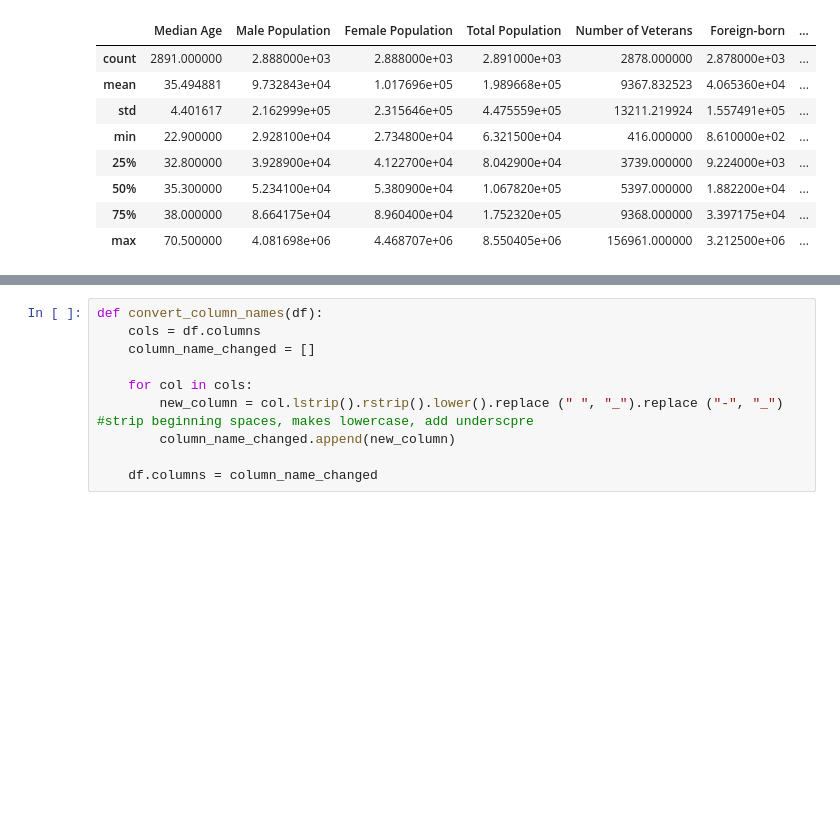
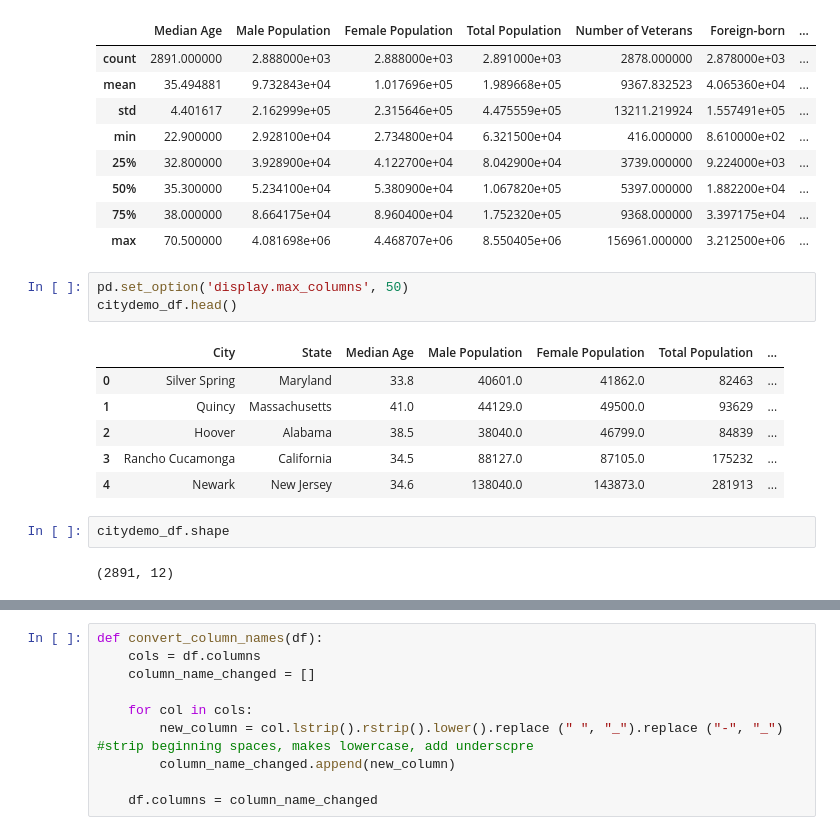
Before and after one commit to doanvanthanhfpt/DataEngineering-CapstoneProject, a Jupyter notebook: unitTest-cleaning_staging_usdemo.ipynb, the cells around one changed output, grey strips where cells are left out. Drawn from its saved outputs; the diff is of its cells as text; blank space fills up the shorter version.

```diff
--- a/unitTest-cleaning_staging_usdemo.ipynb
+++ b/unitTest-cleaning_staging_usdemo.ipynb
@@ -50,3 +50,17 @@ citydemo_df.describe()
 | 50% | 35.300000 | 5.234100e+04 | 5.380900e+04 | 1.067820e+05 | 5397.000000 | 1.882200e+04 | ... |
 | 75% | 38.000000 | 8.664175e+04 | 8.960400e+04 | 1.752320e+05 | 9368.000000 | 3.397175e+04 | ... |
 | max | 70.500000 | 4.081698e+06 | 4.468707e+06 | 8.550405e+06 | 156961.000000 | 3.212500e+06 | ... |
+# %%
+pd.set_option('display.max_columns', 50)
+citydemo_df.head()
+# %% [output]
+|  | City | State | Median Age | Male Population | Female Population | Total Population | ... |
+| 0 | Silver Spring | Maryland | 33.8 | 40601.0 | 41862.0 | 82463 | ... |
+| 1 | Quincy | Massachusetts | 41.0 | 44129.0 | 49500.0 | 93629 | ... |
+| 2 | Hoover | Alabama | 38.5 | 38040.0 | 46799.0 | 84839 | ... |
+| 3 | Rancho Cucamonga | California | 34.5 | 88127.0 | 87105.0 | 175232 | ... |
+| 4 | Newark | New Jersey | 34.6 | 138040.0 | 143873.0 | 281913 | ... |
+# %%
+citydemo_df.shape
+# %% [output]
+(2891, 12)
```
Also changed, not shown: parts of 47 cells of this notebook, 3 other files.
